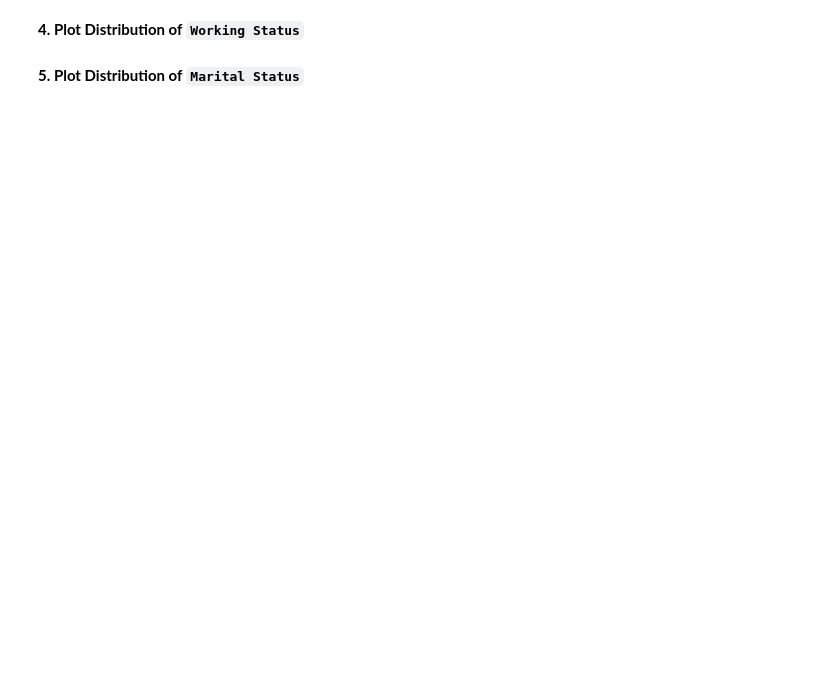
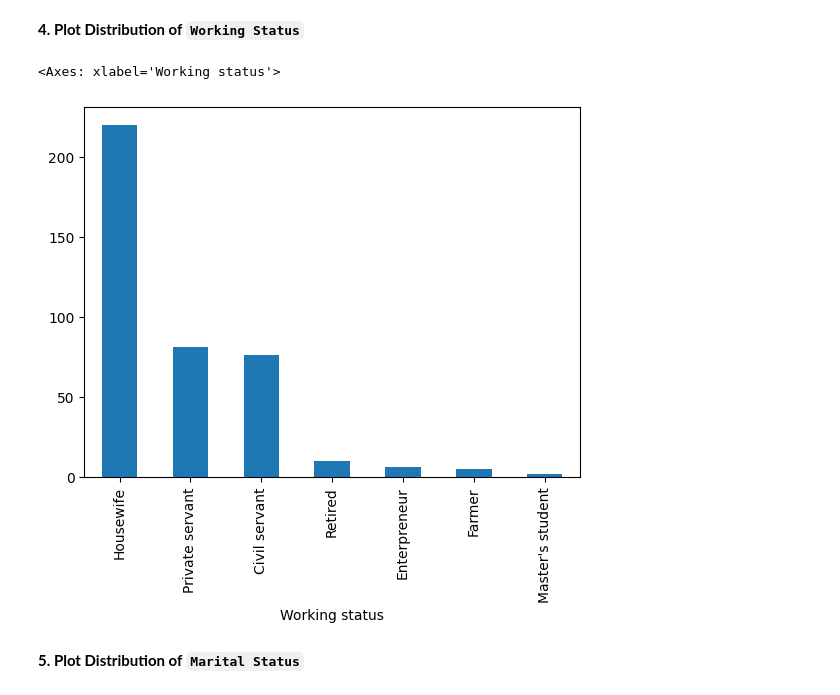
Before and after one commit to rudyhendrawn/gemastik24-data-mining, a Jupyter notebook: eda-feature-selection.ipynb, the cells around one changed output. Drawn from its saved outputs; the diff is of its cells as text; code cells hidden in the pictures; blank space fills up the shorter version.

```diff
--- a/eda-feature-selection.ipynb
+++ b/eda-feature-selection.ipynb
@@ -28,4 +37,9 @@ df['Grouping'].value_counts().plot(kind='bar')
 # %% [markdown]
 **4. Plot Distribution of `Working Status`**
+# %%
+df['Working status'].value_counts().plot(kind='bar')
+# %% [output]
+<Axes: xlabel='Working status'>
+[figure, added]
 # %% [markdown]
 **5. Plot Distribution of `Marital Status`**
```
Also changed, not shown: parts of 15 cells of this notebook, 1 other file.
